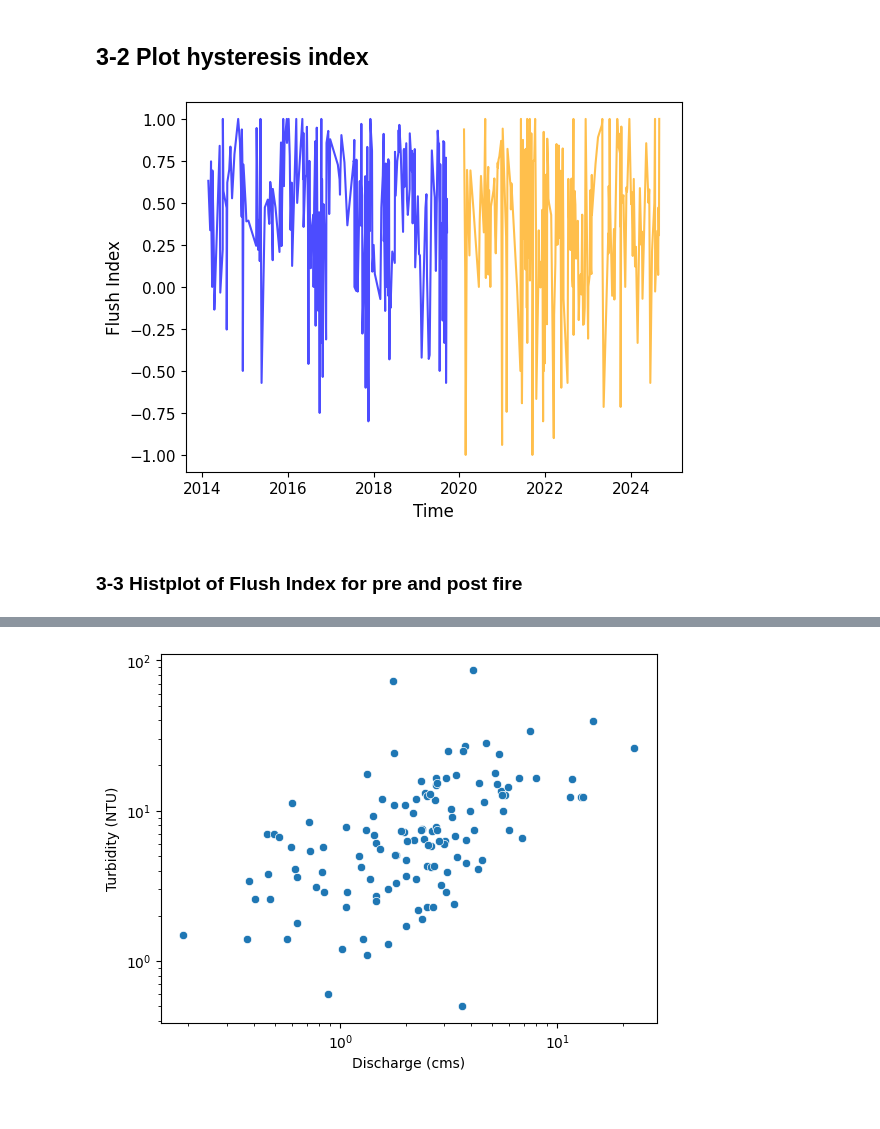
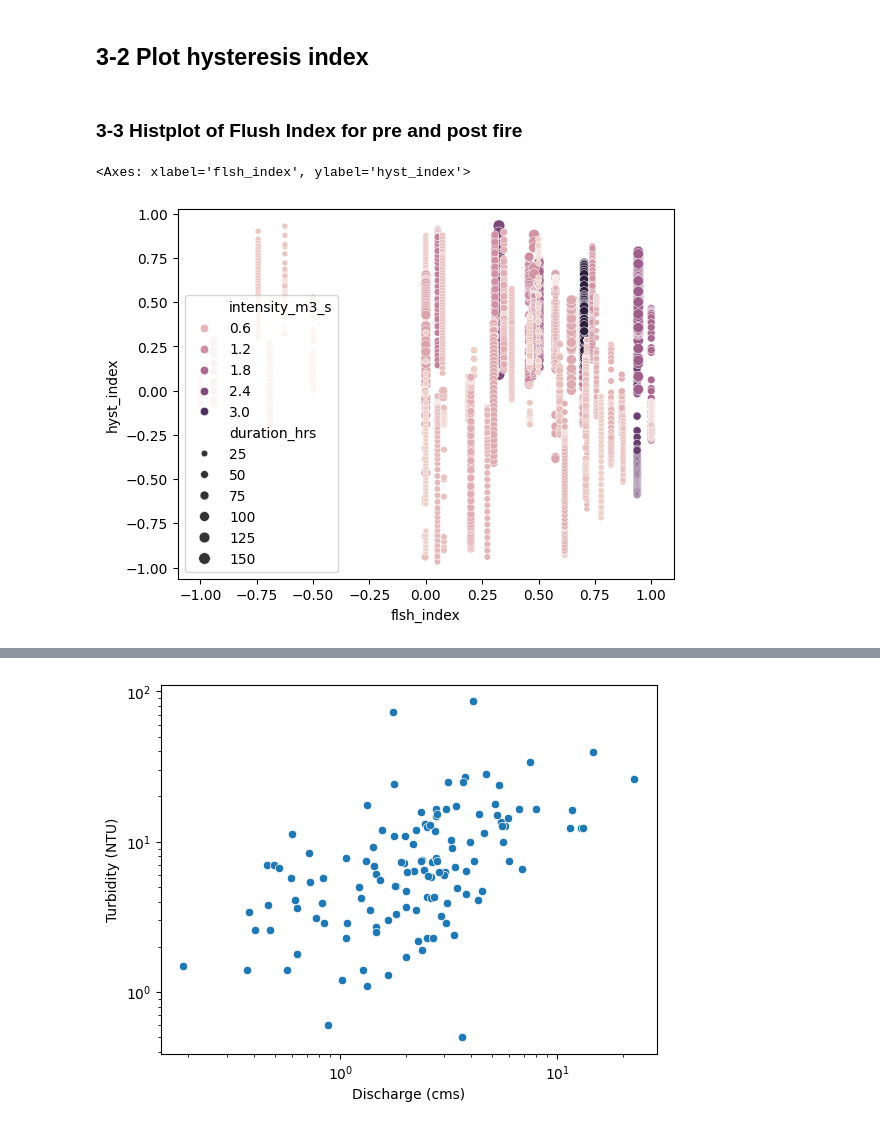
Before and after one commit to QianWanghhu/BushFireWQ, a Jupyter notebook: src/Explore_212058_CQ.ipynb, the cells around one changed output, grey strips where cells are left out. Cells and saved outputs as stored; diff of their text form; code cells hidden in the pictures.

```diff
--- a/src/Explore_212058_CQ.ipynb
+++ b/src/Explore_212058_CQ.ipynb
@@ -142,12 +145,8 @@ post_hys = hys_df[hys_df['start'] >= date_postfire]
-# %%
-# Timeseries of Flush Index
-plt.plot(pre_hys['start'], pre_hys['flsh_index'], color = 'blue', alpha=0.7)
-plt.plot(post_hys['start'], post_hys['flsh_index'], color = 'orange', alpha=0.7)
-plt.ylabel('Flush Index', fontsize = 12)
-plt.xlabel('Time', fontsize = 12)
-plt.tick_params(axis='both', which = 'major', labelsize = 11)
-plt.savefig(f'{fig_dir}FlushIndexTimeSeries.png', format = 'png', dpi=300)
-# %% [output]
-[figure, removed]
 # %% [markdown]
 ### 3-3 Histplot of Flush Index for pre and post fire
+# %%
+sns.scatterplot(data=post_hys, x='flsh_index', y='hyst_index', size='duration_hrs', \
+                hue='intensity_m3_s')
+# %% [output]
+<Axes: xlabel='flsh_index', ylabel='hyst_index'>
+[figure, added]
```
Also changed, not shown: parts of 14 cells of this notebook, 53 other files.
